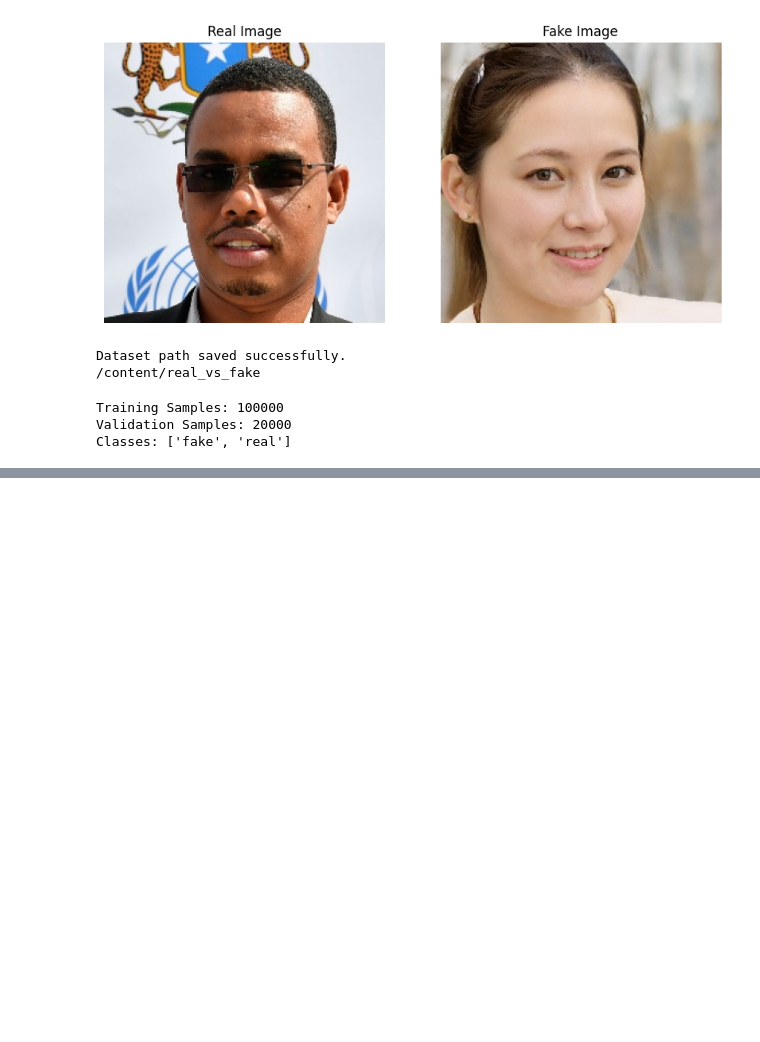
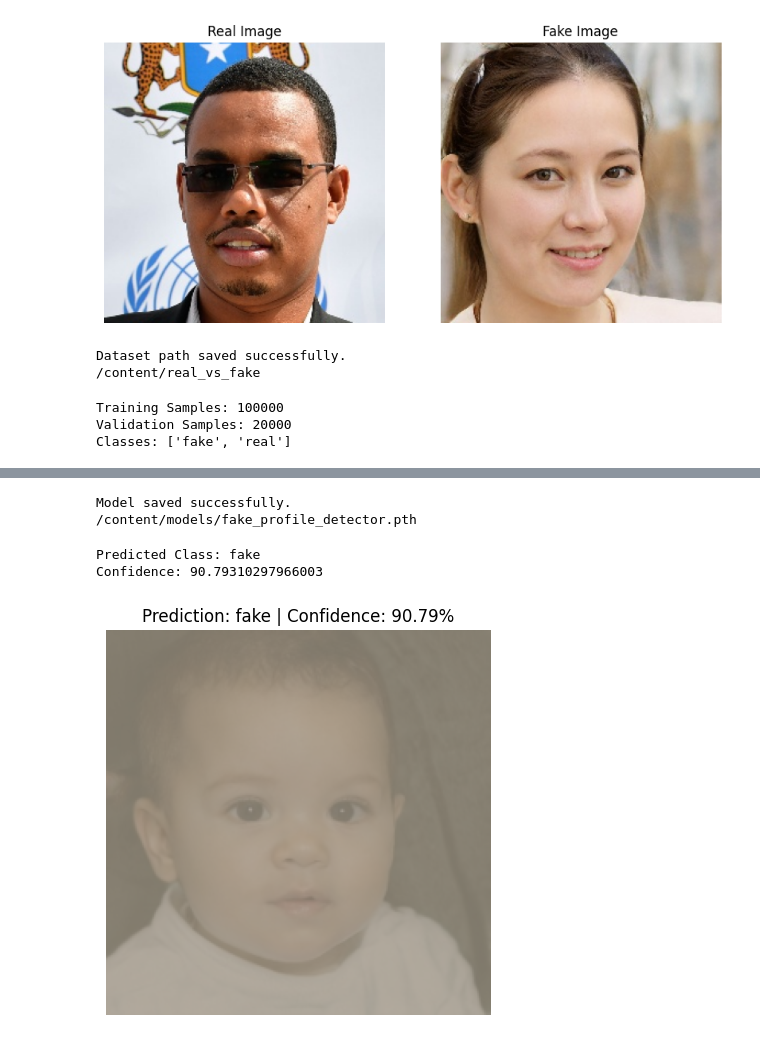
Before and after one commit to divyanshrawat7/Adversarial-Multimodal-AI-Framework-for-Synthetic-Profile-Detection, a Jupyter notebook: notebooks/dataset_setup.ipynb, the cells around one changed output, grey strips where cells are left out. Cells and saved outputs as stored; diff of their text form; code cells hidden in the pictures; blank space fills up the shorter version.

Commit message:
Implement EfficientNet image detection and inference pipeline

```diff
--- a/notebooks/dataset_setup.ipynb
+++ b/notebooks/dataset_setup.ipynb
@@ -188,0 +401,67 @@ Classes: ['fake', 'real']
+# %%
+import os
+
+os.makedirs('/content/models', exist_ok=True)
+
+MODEL_PATH = '/content/models/fake_profile_detector.pth'
+
+torch.save(model.state_dict(), MODEL_PATH)
+
+print("Model saved successfully.")
+print(MODEL_PATH)
+# %% [output]
+Model saved successfully.
+/content/models/fake_profile_detector.pth
+# %%
+class_names = train_dataset.classes
+
+sample_image, sample_label = valid_dataset[0]
+
+model.eval()
+
+with torch.no_grad():
+
+    image = sample_image.unsqueeze(0).to(device)
+
+    outputs = model(image)
+
+    probabilities = torch.softmax(outputs, dim=1)
+
+    confidence, prediction = torch.max(probabilities, 1)
+
+predicted_class = class_names[prediction.item()]
+
+print("Predicted Class:", predicted_class)
+
+print("Confidence:", confidence.item() * 100)
+# %% [output]
+Predicted Class: fake
+Confidence: 90.79310297966003
+# %%
+import matplotlib.pyplot as plt
+import numpy as np
+
+display_image = sample_image.clone()
+
+display_image = display_image.permute(1, 2, 0).cpu().numpy()
+
+mean = np.array([0.485, 0.456, 0.406])
+std = np.array([0.229, 0.224, 0.225])
+
+display_image = (display_image * std) + mean
+
+display_image = np.clip(display_image, 0, 1)
+
+plt.figure(figsize=(5,5))
+
+plt.imshow(display_image)
+
+plt.title(
+    f"Prediction: {predicted_class} | Confidence: {confidence.item()*100:.2f}%"
+)
+
+plt.axis("off")
+
+plt.show()
+# %% [output]
+[figure, added]
```
Also changed, not shown: parts of 11 cells of this notebook.
